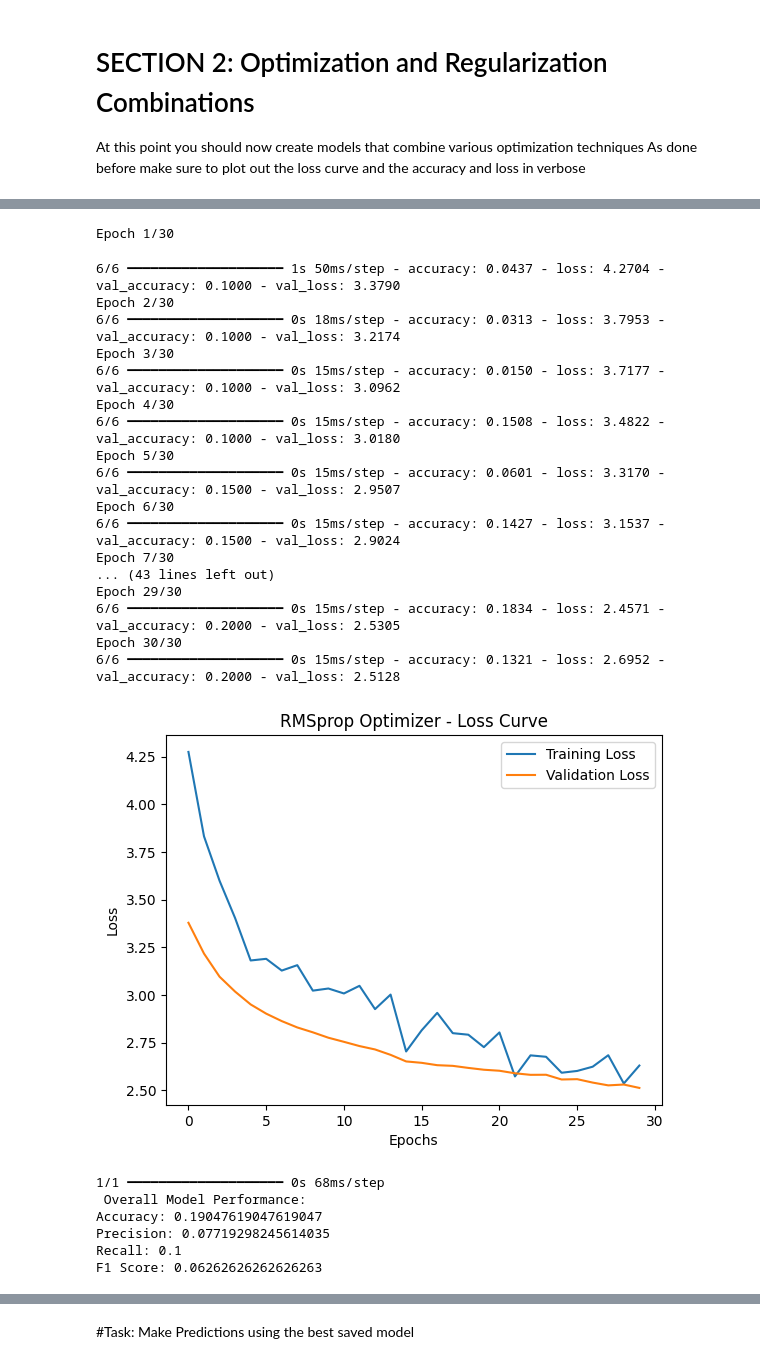
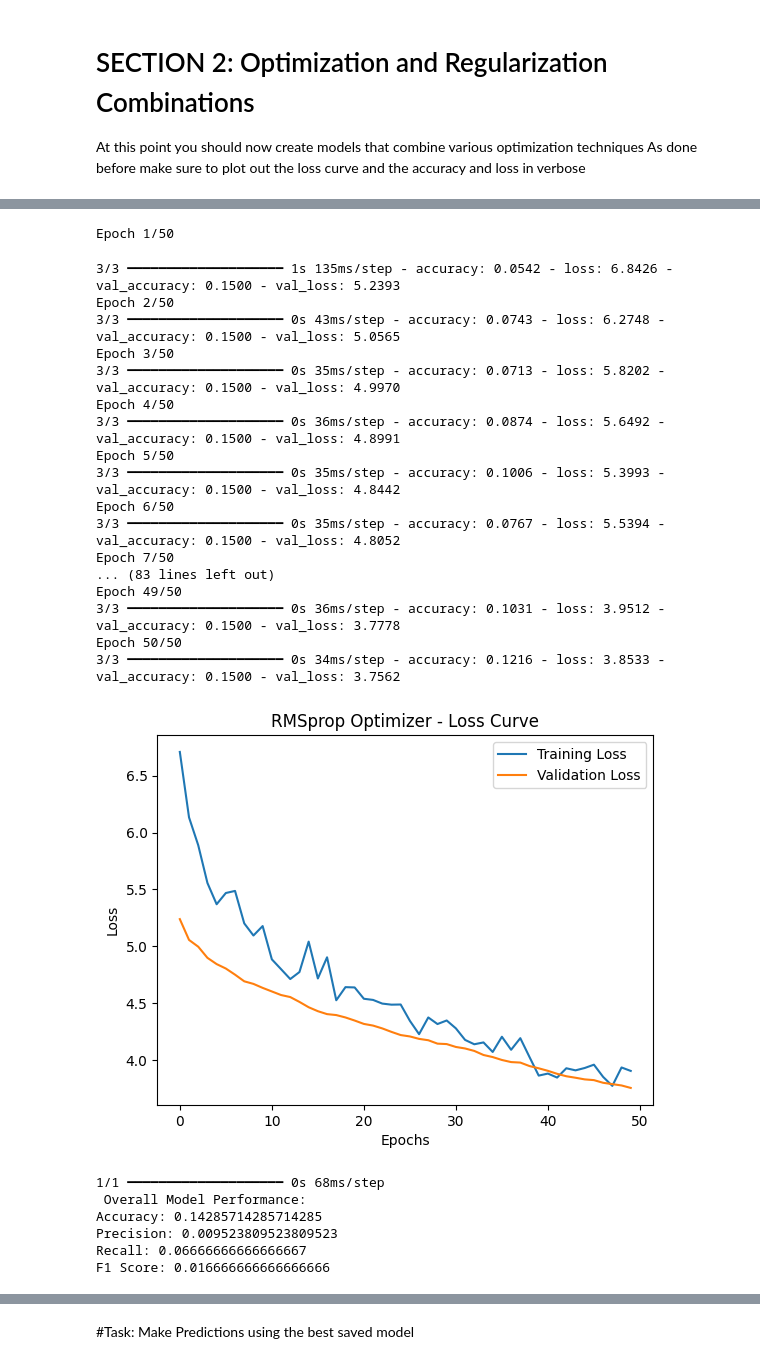
Before and after one commit to Cchancee/summative_into_to_ml, a Jupyter notebook: Summative_Intro_to_ml_Chance_Karambizi_assignment.ipynb, the cells around one changed output, grey strips where cells are left out. Drawn from its saved outputs; the diff is of its cells as text; code cells hidden in the pictures.

```diff
--- a/Summative_Intro_to_ml_Chance_Karambizi_assignment.ipynb
+++ b/Summative_Intro_to_ml_Chance_Karambizi_assignment.ipynb
@@ -299,12 +311,12 @@ F1 Score: 0.016666666666666666
 [figure]
 # %%
 # Define the model using RMSprop and tuned hyperparameters
-def define_model_rmsprop(regularizer=None, early_stopping=True, dropout=0.3, learning_rate=0.0005):
+def define_model_rmsprop(regularizer=l1(0.001), early_stopping=True, dropout=0.5, learning_rate=0.0005):
     model = Sequential()
-    model.add(Dense(128, activation='relu', input_shape=(X_train.shape[1],)))
+    model.add(Dense(128, activation='relu', kernel_regularizer=regularizer, input_shape=(X_train.shape[1],)))
     if dropout > 0:
         model.add(Dropout(dropout))
-    model.add(Dense(64, activation='relu'))
+    model.add(Dense(64, activation='relu', kernel_regularizer=regularizer))
     model.add(Dense(len(le_target.classes_), activation='softmax'))
 
     opt = RMSprop(learning_rate=learning_rate)
@@ -315,7 +327,7 @@ def define_model_rmsprop(regularizer=None, early_stopping=True, dropout=0.3, lea
     if early_stopping:
         callbacks.append(EarlyStopping(monitor='val_loss', patience=3))
 
-    history = model.fit(X_train, y_train, validation_data=(X_val, y_val), epochs=30, batch_size=16, callbacks=callbacks, verbose=1)
+    history = model.fit(X_train, y_train, validation_data=(X_val, y_val), epochs=50, batch_size=32, callbacks=callbacks, verbose=1)
     return model, history
 
 
@@ -326,55 +338,55 @@ def loss_curve_plot(history, title="Loss Curve"):
     plt.title(title)
     plt.xlabel('Epochs')
     plt.ylabel('Loss')
     plt.legend()
     plt.show()
 
 # Print classification metrics with titles
 def print_metrics(model, X_test, y_test, title="Classification Report & Confusion Matrix"):
     y_pred_probs = model.predict(X_test)
     y_pred = y_pred_probs.argmax(axis=1)
 
     print(" Overall Model Performance:")
     print("Accuracy:", accuracy_score(y_test, y_pred))
     print("Precision:", precision_score(y_test, y_pred, average='macro',  zero_division=0))
     print("Recall:", recall_score(y_test, y_pred, average='macro',  zero_division=0))
     print("F1 Score:", f1_score(y_test, y_pred, average='macro',  zero_division=0))
 
     cm = confusion_matrix(y_test, y_pred)
     plt.figure(figsize=(10, 8))
     sns.heatmap(cm, annot=True, fmt='d', xticklabels=le_target.classes_, yticklabels=le_target.classes_, cmap='Blues')
     plt.title("Confusion Matrix")
     plt.xlabel("Predicted")
     plt.ylabel("True")
     plt.show()
 
 # Run model with RMSprop
 model_3, history_3 = define_model_rmsprop()
 loss_curve_plot(history_3, title="RMSprop Optimizer - Loss Curve")
 print_metrics(model_3, X_test, y_test, title="RMSprop Optimizer - Metrics")
 # %% [output]
-Epoch 1/30
+Epoch 1/50
-6/6 ━━━━━━━━━━━━━━━━━━━━ 1s 50ms/step - accuracy: 0.0437 - loss: 4.2704 - val_accuracy: 0.1000 - val_loss: 3.3790
-Epoch 2/30
-6/6 ━━━━━━━━━━━━━━━━━━━━ 0s 18ms/step - accuracy: 0.0313 - loss: 3.7953 - val_accuracy: 0.1000 - val_loss: 3.2174
-Epoch 3/30
-6/6 ━━━━━━━━━━━━━━━━━━━━ 0s 15ms/step - accuracy: 0.0150 - loss: 3.7177 - val_accuracy: 0.1000 - val_loss: 3.0962
-Epoch 4/30
-6/6 ━━━━━━━━━━━━━━━━━━━━ 0s 15ms/step - accuracy: 0.1508 - loss: 3.4822 - val_accuracy: 0.1000 - val_loss: 3.0180
-Epoch 5/30
-6/6 ━━━━━━━━━━━━━━━━━━━━ 0s 15ms/step - accuracy: 0.0601 - loss: 3.3170 - val_accuracy: 0.1500 - val_loss: 2.9507
-Epoch 6/30
-6/6 ━━━━━━━━━━━━━━━━━━━━ 0s 15ms/step - accuracy: 0.1427 - loss: 3.1537 - val_accuracy: 0.1500 - val_loss: 2.9024
-Epoch 7/30
-... (43 lines left out)
-Epoch 29/30
-6/6 ━━━━━━━━━━━━━━━━━━━━ 0s 15ms/step - accuracy: 0.1834 - loss: 2.4571 - val_accuracy: 0.2000 - val_loss: 2.5305
-Epoch 30/30
-6/6 ━━━━━━━━━━━━━━━━━━━━ 0s 15ms/step - accuracy: 0.1321 - loss: 2.6952 - val_accuracy: 0.2000 - val_loss: 2.5128
+3/3 ━━━━━━━━━━━━━━━━━━━━ 1s 135ms/step - accuracy: 0.0542 - loss: 6.8426 - val_accuracy: 0.1500 - val_loss: 5.2393
+Epoch 2/50
+3/3 ━━━━━━━━━━━━━━━━━━━━ 0s 43ms/step - accuracy: 0.0743 - loss: 6.2748 - val_accuracy: 0.1500 - val_loss: 5.0565
+Epoch 3/50
+3/3 ━━━━━━━━━━━━━━━━━━━━ 0s 35ms/step - accuracy: 0.0713 - loss: 5.8202 - val_accuracy: 0.1500 - val_loss: 4.9970
+Epoch 4/50
+3/3 ━━━━━━━━━━━━━━━━━━━━ 0s 36ms/step - accuracy: 0.0874 - loss: 5.6492 - val_accuracy: 0.1500 - val_loss: 4.8991
+Epoch 5/50
+3/3 ━━━━━━━━━━━━━━━━━━━━ 0s 35ms/step - accuracy: 0.1006 - loss: 5.3993 - val_accuracy: 0.1500 - val_loss: 4.8442
+Epoch 6/50
+3/3 ━━━━━━━━━━━━━━━━━━━━ 0s 35ms/step - accuracy: 0.0767 - loss: 5.5394 - val_accuracy: 0.1500 - val_loss: 4.8052
+Epoch 7/50
+... (83 lines left out)
+Epoch 49/50
+3/3 ━━━━━━━━━━━━━━━━━━━━ 0s 36ms/step - accuracy: 0.1031 - loss: 3.9512 - val_accuracy: 0.1500 - val_loss: 3.7778
+Epoch 50/50
+3/3 ━━━━━━━━━━━━━━━━━━━━ 0s 34ms/step - accuracy: 0.1216 - loss: 3.8533 - val_accuracy: 0.1500 - val_loss: 3.7562
-[figure, old version]
+[figure, new version]
 1/1 ━━━━━━━━━━━━━━━━━━━━ 0s 68ms/step
  Overall Model Performance:
-Accuracy: 0.19047619047619047
-Precision: 0.07719298245614035
-Recall: 0.1
-F1 Score: 0.06262626262626263
+Accuracy: 0.14285714285714285
+Precision: 0.009523809523809523
+Recall: 0.06666666666666667
+F1 Score: 0.016666666666666666
```
Also changed, not shown: parts of 12 cells of this notebook.
